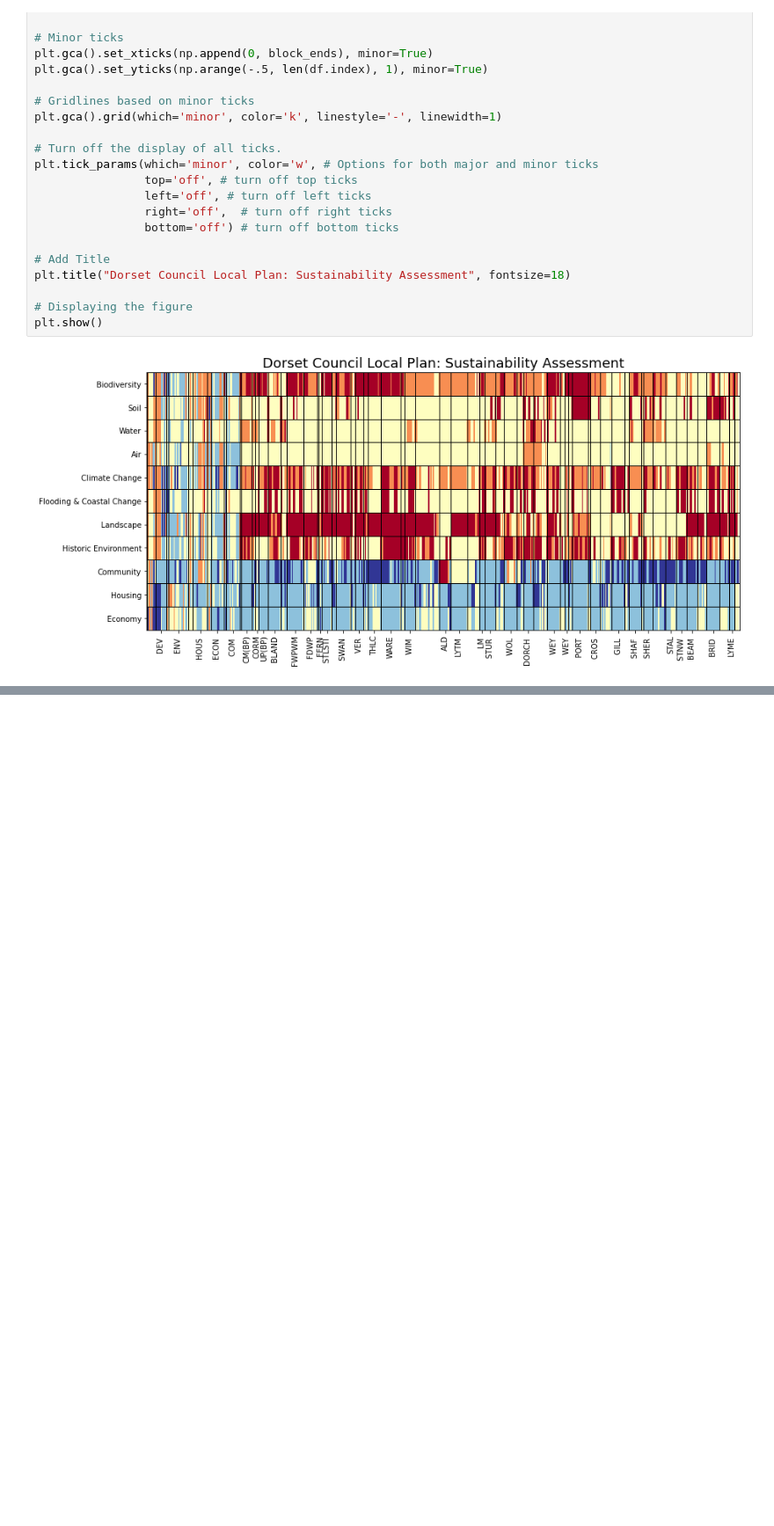
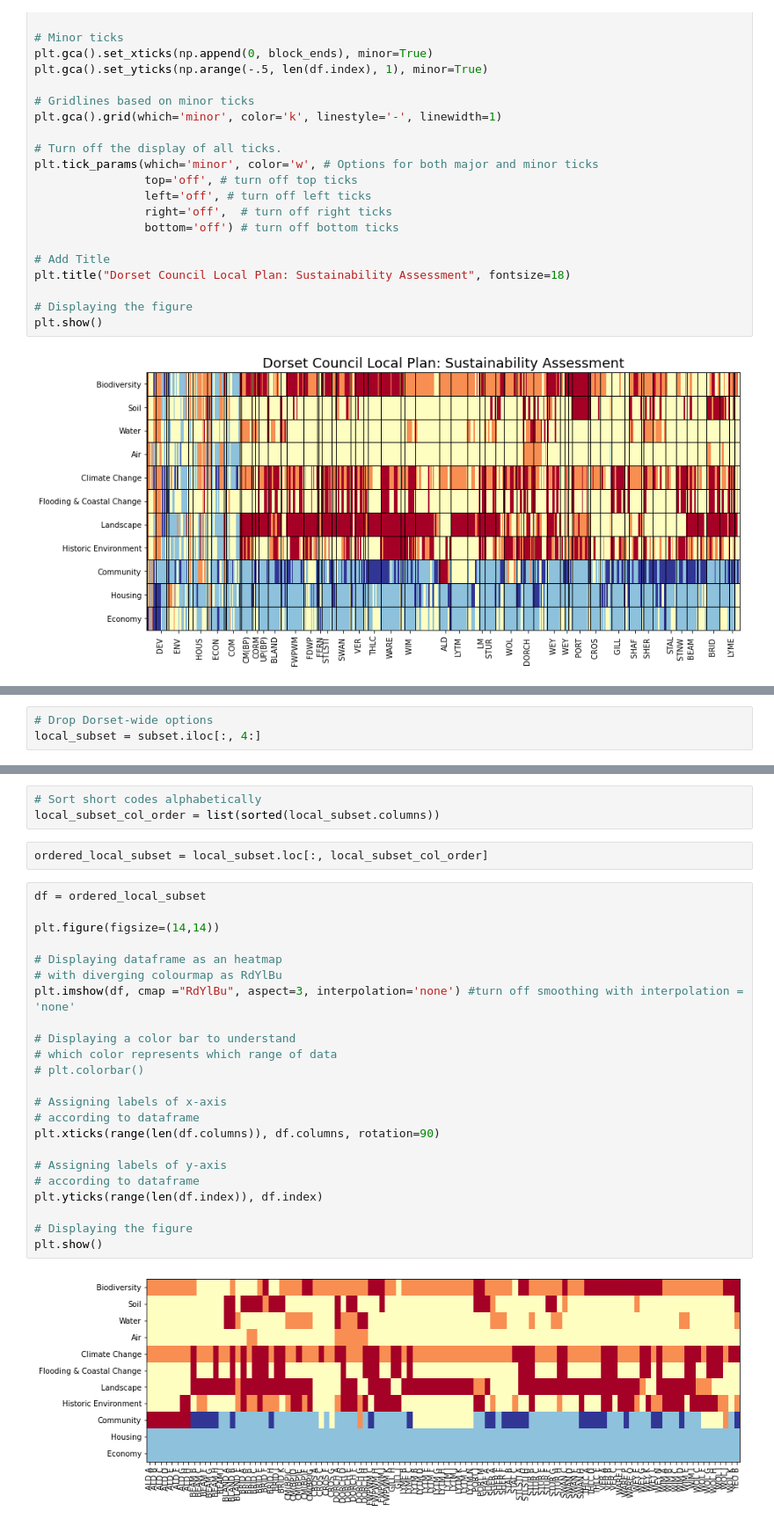
Before and after one commit to davidbrown2324/DC_LocalPlan, a Jupyter notebook: Dorset Council Local Plan - Sustainability Assessment.ipynb, the cells around one changed output, grey strips where cells are left out. Shown at 88% size. Saved outputs shown, nothing was run; the diff lists cells and outputs as text; blank space fills up the shorter version.

```diff
--- a/Dorset Council Local Plan - Sustainability Assessment.ipynb
+++ b/Dorset Council Local Plan - Sustainability Assessment.ipynb
@@ -790,0 +921,3 @@ df
+# %%
+# Drop Dorset-wide options
+local_subset = subset.iloc[:, 4:]
@@ -790,0 +933,30 @@ df
+# %%
+# Sort short codes alphabetically
+local_subset_col_order = list(sorted(local_subset.columns))
+# %%
+ordered_local_subset = local_subset.loc[:, local_subset_col_order]
+# %%
+df = ordered_local_subset
+
+plt.figure(figsize=(14,14))
+
+# Displaying dataframe as an heatmap
+# with diverging colourmap as RdYlBu
+plt.imshow(df, cmap ="RdYlBu", aspect=3, interpolation='none') #turn off smoothing with interpolation = 'none'
+
+# Displaying a color bar to understand
+# which color represents which range of data
+# plt.colorbar()
+
+# Assigning labels of x-axis
+# according to dataframe
+plt.xticks(range(len(df.columns)), df.columns, rotation=90)
+
+# Assigning labels of y-axis
+# according to dataframe
+plt.yticks(range(len(df.index)), df.index)
+
+# Displaying the figure
+plt.show()
+# %% [output]
+[figure, added]
```
Also changed, not shown: parts of 36 cells of this notebook.
